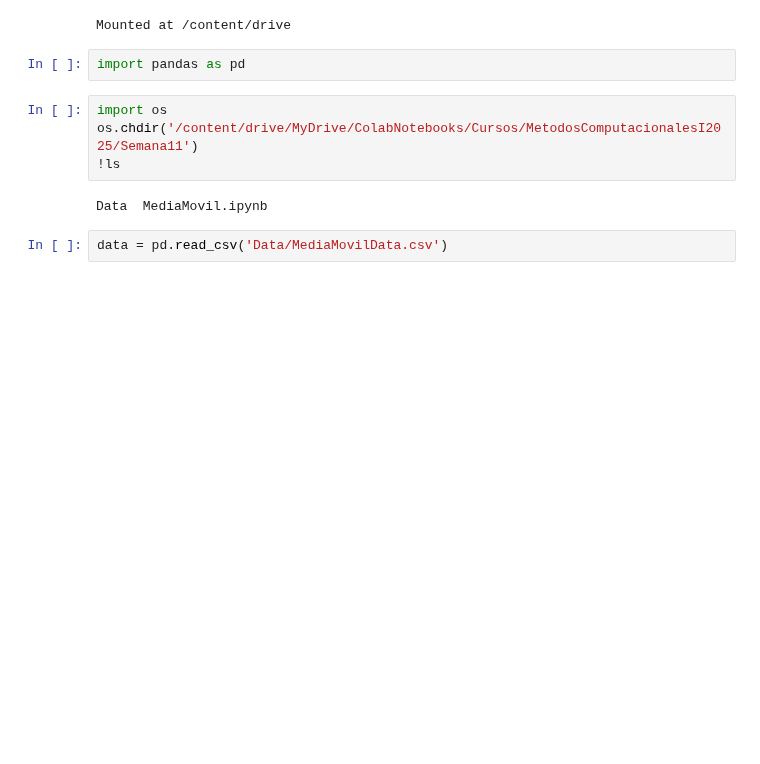
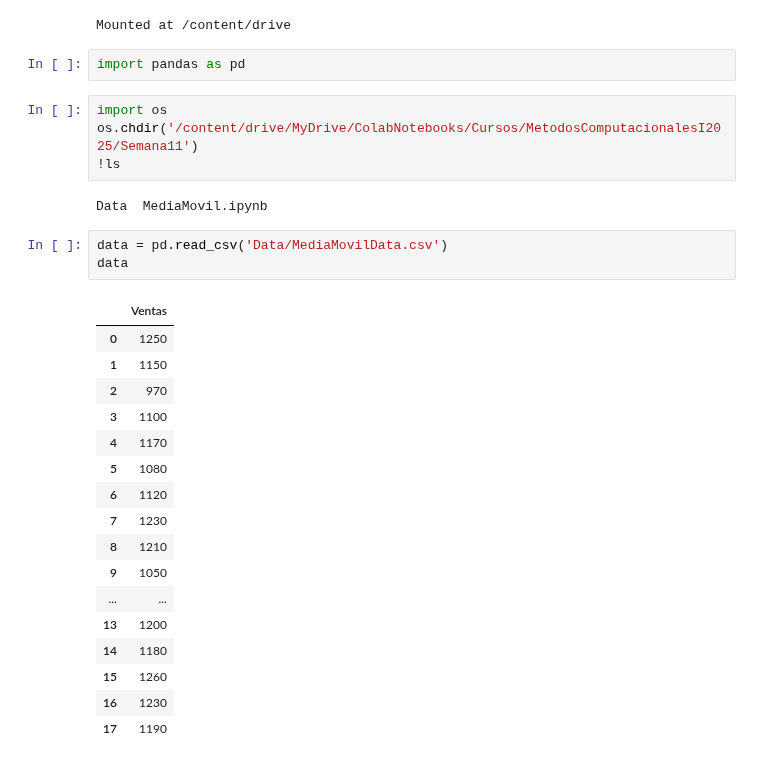
Before and after one commit to asegura4488/MetodosComputacionalesI2025, a Jupyter notebook: Semana11/MediaMovil.ipynb, the cells around one changed output. Cells and saved outputs as stored; diff of their text form; blank space fills up the shorter version.

```diff
--- a/Semana11/MediaMovil.ipynb
+++ b/Semana11/MediaMovil.ipynb
@@ -16,3 +16,22 @@ os.chdir('/content/drive/MyDrive/ColabNotebooks/Cursos/MetodosComputacionalesI20
 Data  MediaMovil.ipynb
 # %%
 data = pd.read_csv('Data/MediaMovilData.csv')
+data
+# %% [output]
+|  | Ventas |
+| 0 | 1250 |
+| 1 | 1150 |
+| 2 | 970 |
+| 3 | 1100 |
+| 4 | 1170 |
+| 5 | 1080 |
+| 6 | 1120 |
+| 7 | 1230 |
+| 8 | 1210 |
+| 9 | 1050 |
+| ... | ... |
+| 13 | 1200 |
+| 14 | 1180 |
+| 15 | 1260 |
+| 16 | 1230 |
+| 17 | 1190 |
```
Also changed, not shown: parts of 6 cells of this notebook.
